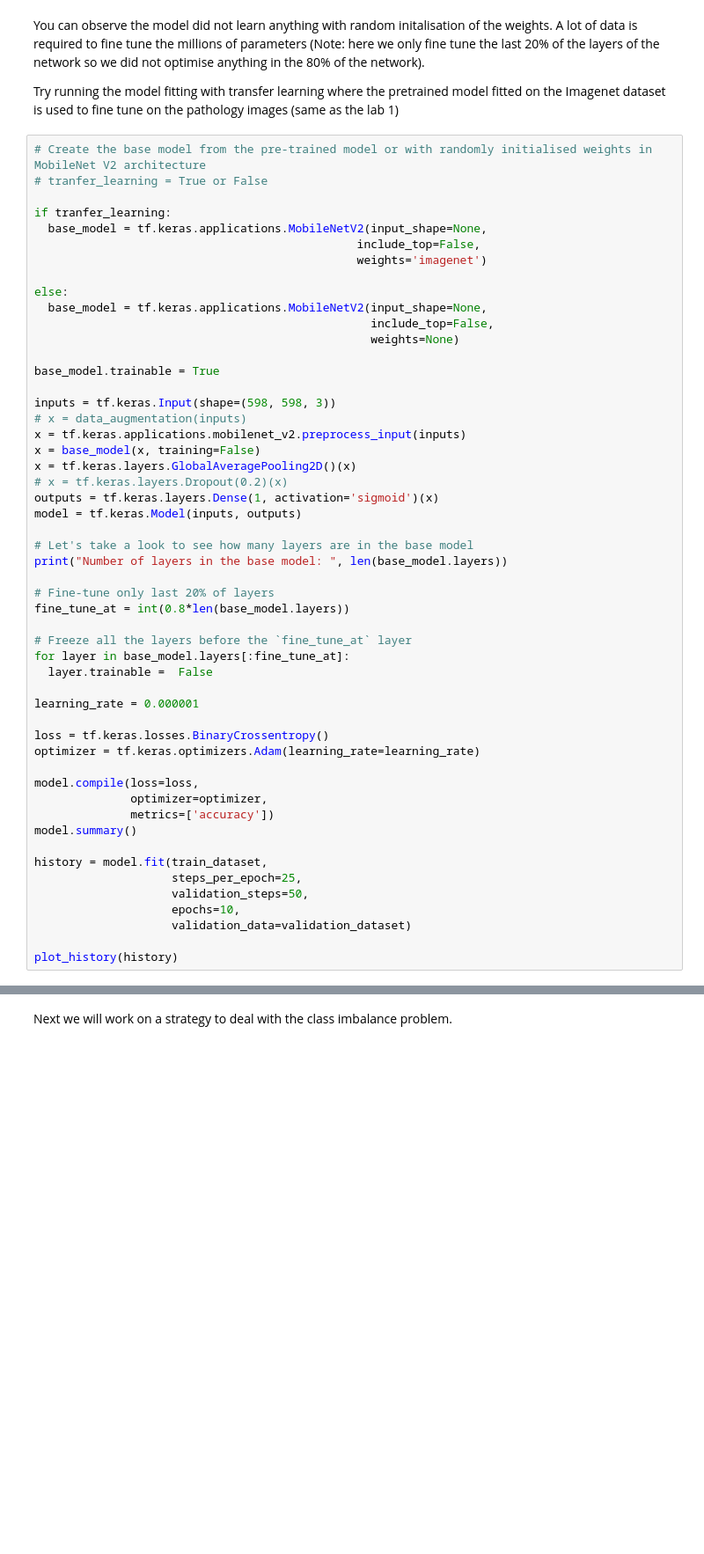
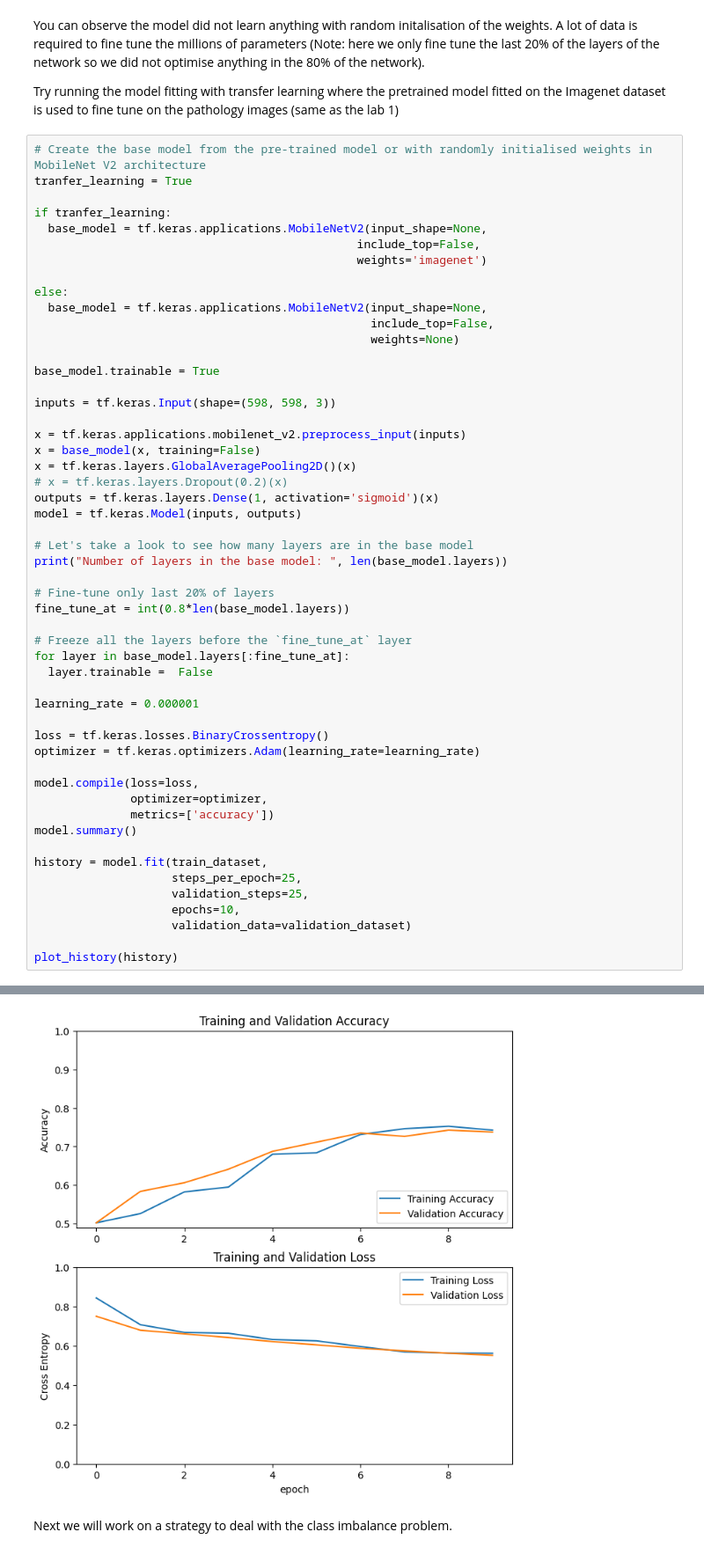
Before and after one commit to kimmokartasalo/predictive_modelling_lab, a Jupyter notebook: dl_lab_2.ipynb, the cells around one changed output, grey strips where cells are left out. Shown at 88% size. Drawn from its saved outputs; the diff is of its cells as text; blank space fills up the shorter version.

```diff
--- a/dl_lab_2.ipynb
+++ b/dl_lab_2.ipynb
@@ -147,7 +207,7 @@ You can observe the model did not learn anything with random initalisation of th
 Try running the model fitting with transfer learning where the pretrained model fitted on the Imagenet dataset is used to fine tune on the pathology images (same as the lab 1)
 # %%
 # Create the base model from the pre-trained model or with randomly initialised weights in MobileNet V2 architecture
-# tranfer_learning = True or False
+tranfer_learning = True
 
 if tranfer_learning:
   base_model = tf.keras.applications.MobileNetV2(input_shape=None,
@@ -162,7 +222,7 @@ else:
 base_model.trainable = True
 
 inputs = tf.keras.Input(shape=(598, 598, 3))
-# x = data_augmentation(inputs)
+
 x = tf.keras.applications.mobilenet_v2.preprocess_input(inputs)
 x = base_model(x, training=False)
 x = tf.keras.layers.GlobalAveragePooling2D()(x)
@@ -192,8 +252,9 @@ model.summary()
 
 history = model.fit(train_dataset,
                     steps_per_epoch=25,
-                    validation_steps=50,
+                    validation_steps=25,
                     epochs=10,
                     validation_data=validation_dataset)
 
 plot_history(history)
+# %% [output]
@@ -200,3 +279,4 @@ plot_history(history)
+[figure, added]
 # %% [markdown]
 Next we will work on a strategy to deal with the class imbalance problem.
 # %%
```
Also changed, not shown: parts of 11 cells of this notebook.
